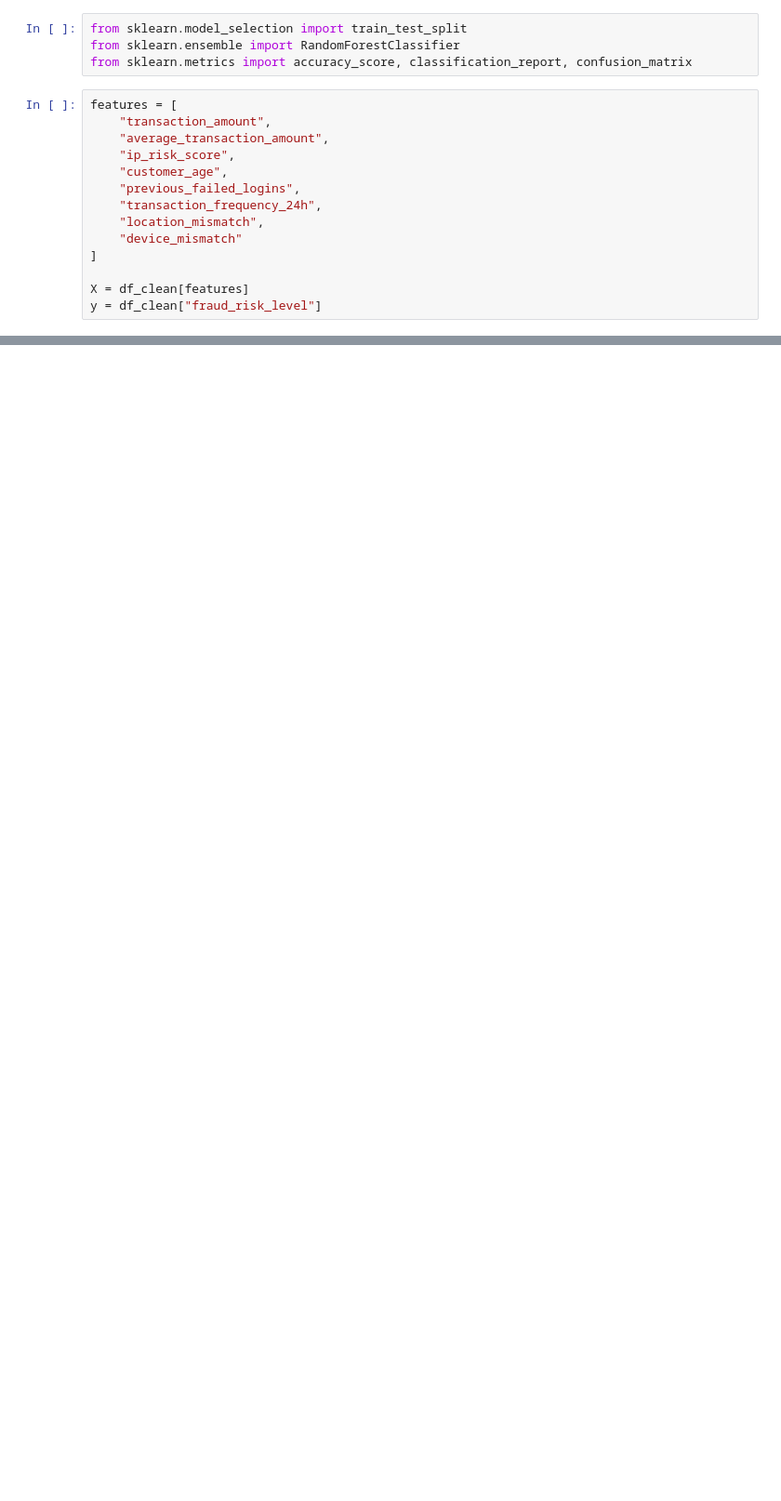
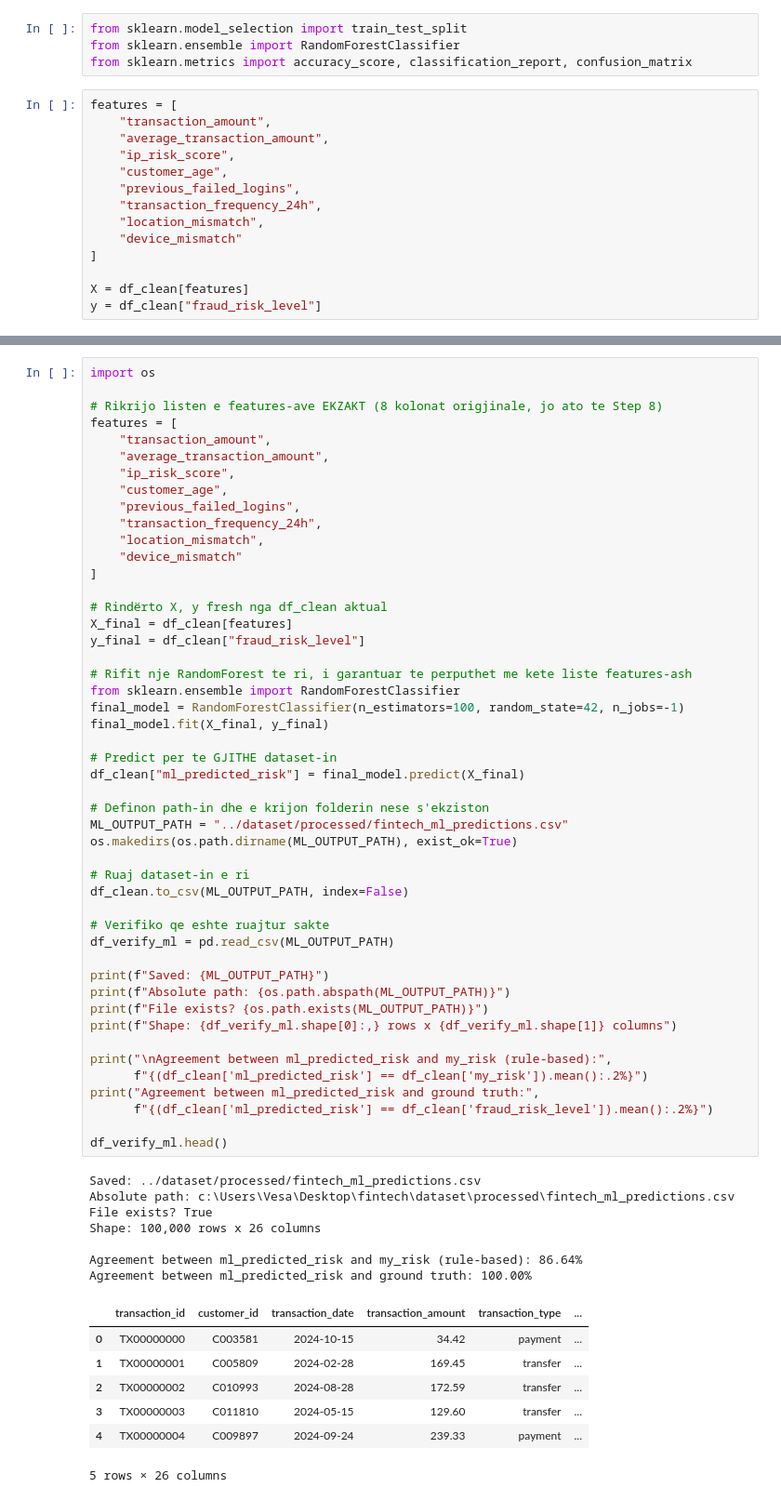
Before and after one commit to adeapiperku/fintech, a Jupyter notebook: notebooks/main.ipynb, the cells around one changed output, grey strips where cells are left out. Shown at 93% size. Saved outputs shown, nothing was run; the diff lists cells and outputs as text; blank space fills up the shorter version.

```diff
--- a/notebooks/main.ipynb
+++ b/notebooks/main.ipynb
@@ -621,0 +1041,63 @@ plt.show()
+# %%
+import os
+
+# Rikrijo listen e features-ave EKZAKT (8 kolonat origjinale, jo ato te Step 8)
+features = [
+    "transaction_amount",
+    "average_transaction_amount",
+    "ip_risk_score",
+    "customer_age",
+    "previous_failed_logins",
+    "transaction_frequency_24h",
+    "location_mismatch",
+    "device_mismatch"
+]
+
+# Rindërto X, y fresh nga df_clean aktual
+X_final = df_clean[features]
+y_final = df_clean["fraud_risk_level"]
+
+# Rifit nje RandomForest te ri, i garantuar te perputhet me kete liste features-ash
+from sklearn.ensemble import RandomForestClassifier
+final_model = RandomForestClassifier(n_estimators=100, random_state=42, n_jobs=-1)
+final_model.fit(X_final, y_final)
+
+# Predict per te GJITHE dataset-in
+df_clean["ml_predicted_risk"] = final_model.predict(X_final)
+
+# Definon path-in dhe e krijon folderin nese s'ekziston
+ML_OUTPUT_PATH = "../dataset/processed/fintech_ml_predictions.csv"
+os.makedirs(os.path.dirname(ML_OUTPUT_PATH), exist_ok=True)
+
+# Ruaj dataset-in e ri
+df_clean.to_csv(ML_OUTPUT_PATH, index=False)
+
+# Verifiko qe eshte ruajtur sakte
+df_verify_ml = pd.read_csv(ML_OUTPUT_PATH)
+
+print(f"Saved: {ML_OUTPUT_PATH}")
+print(f"Absolute path: {os.path.abspath(ML_OUTPUT_PATH)}")
+print(f"File exists? {os.path.exists(ML_OUTPUT_PATH)}")
+print(f"Shape: {df_verify_ml.shape[0]:,} rows x {df_verify_ml.shape[1]} columns")
+
+print("\nAgreement between ml_predicted_risk and my_risk (rule-based):",
+      f"{(df_clean['ml_predicted_risk'] == df_clean['my_risk']).mean():.2%}")
+print("Agreement between ml_predicted_risk and ground truth:",
+      f"{(df_clean['ml_predicted_risk'] == df_clean['fraud_risk_level']).mean():.2%}")
+
+df_verify_ml.head()
+# %% [output]
+Saved: ../dataset/processed/fintech_ml_predictions.csv
+Absolute path: c:\Users\Vesa\Desktop\fintech\dataset\processed\fintech_ml_predictions.csv
+File exists? True
+Shape: 100,000 rows x 26 columns
+
+Agreement between ml_predicted_risk and my_risk (rule-based): 86.64%
+Agreement between ml_predicted_risk and ground truth: 100.00%
+|  | transaction_id | customer_id | transaction_date | transaction_amount | transaction_type | ... |
+| 0 | TX00000000 | C003581 | 2024-10-15 | 34.42 | payment | ... |
+| 1 | TX00000001 | C005809 | 2024-02-28 | 169.45 | transfer | ... |
+| 2 | TX00000002 | C010993 | 2024-08-28 | 172.59 | transfer | ... |
+| 3 | TX00000003 | C011810 | 2024-05-15 | 129.60 | transfer | ... |
+| 4 | TX00000004 | C009897 | 2024-09-24 | 239.33 | payment | ... |
+5 rows × 26 columns
```
Also changed, not shown: parts of 39 cells of this notebook.
